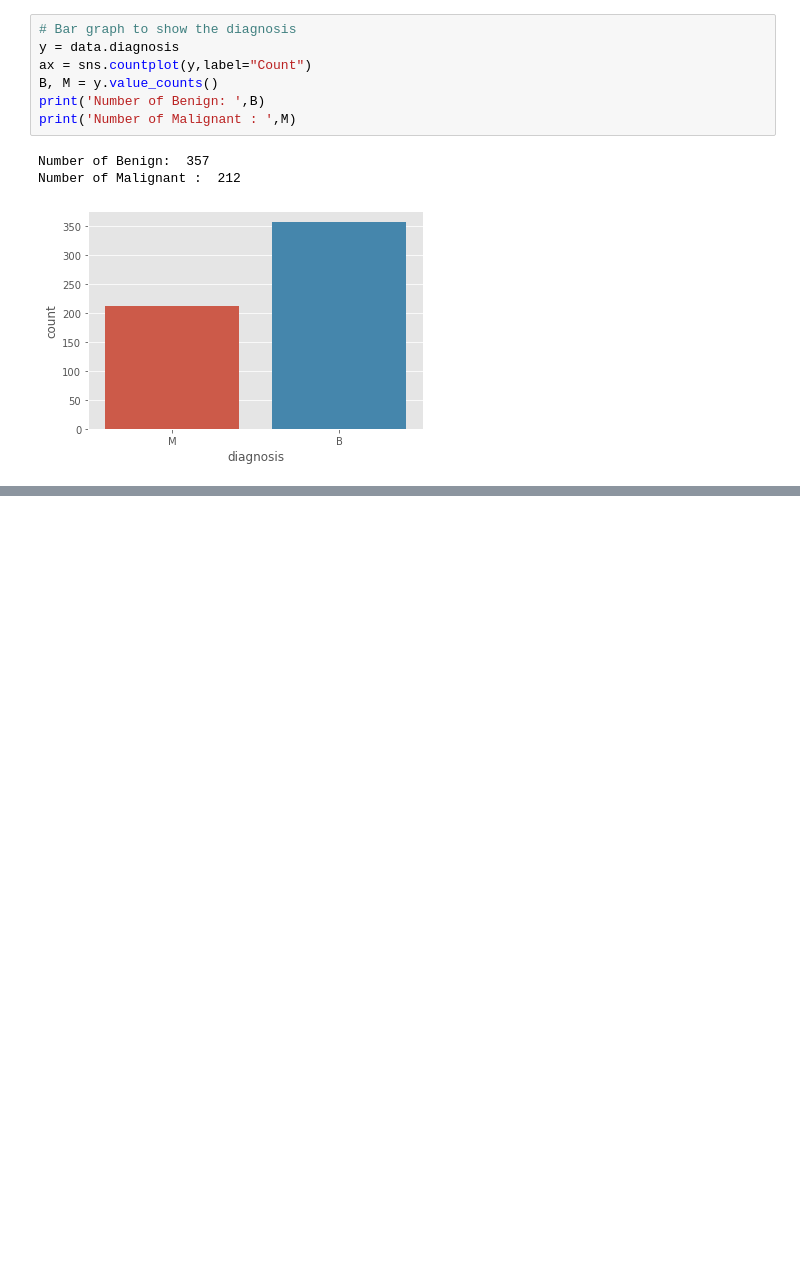
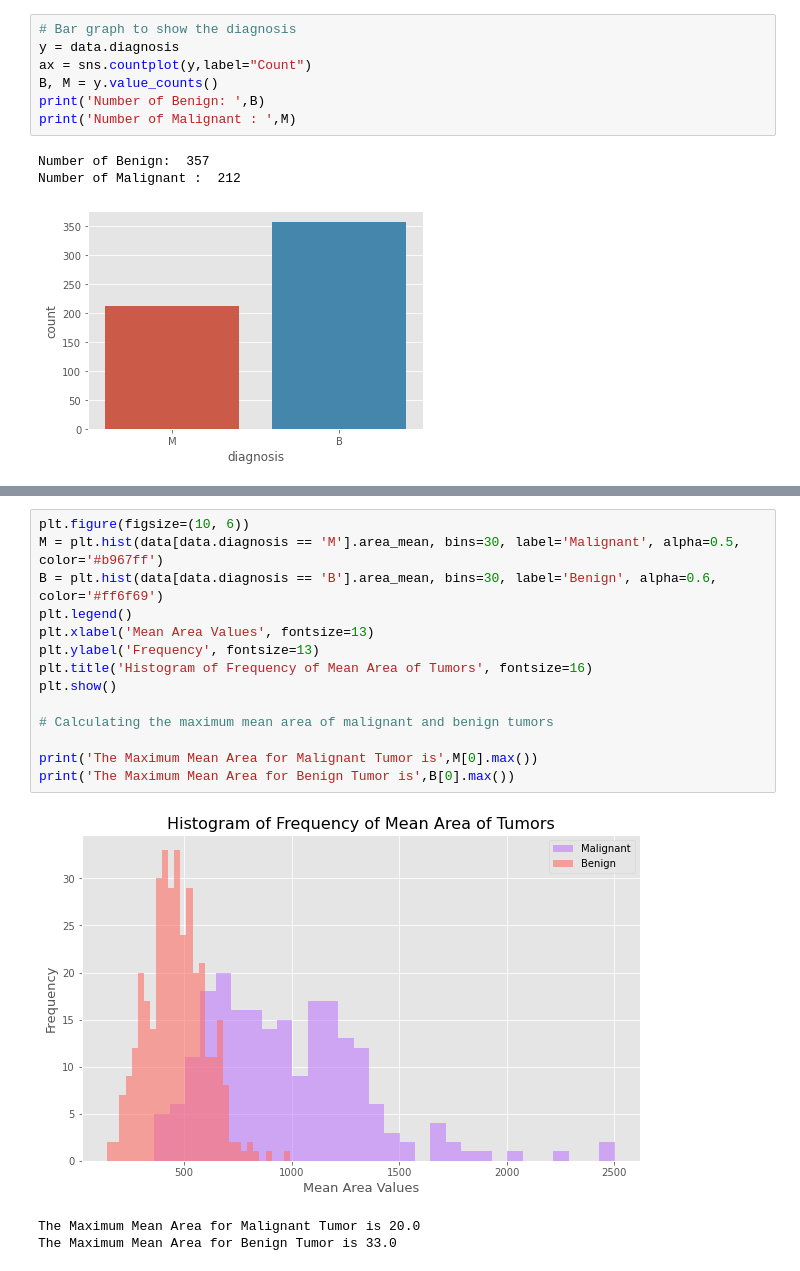
Before and after one commit to Tilda98/Causal_Inference, a Jupyter notebook: notebooks/eda.ipynb, the cells around one changed output, grey strips where cells are left out. Drawn from its saved outputs; the diff is of its cells as text; blank space fills up the shorter version.

```diff
--- a/notebooks/eda.ipynb
+++ b/notebooks/eda.ipynb
@@ -115 +117,19 @@ print("Most frequent malignant radius mean is: ",most_frequent_malignant_radius_
 Most frequent malignant radius mean is:  20.101999999999997
+# %%
+plt.figure(figsize=(10, 6))
+M = plt.hist(data[data.diagnosis == 'M'].area_mean, bins=30, label='Malignant', alpha=0.5, color='#b967ff')
+B = plt.hist(data[data.diagnosis == 'B'].area_mean, bins=30, label='Benign', alpha=0.6, color='#ff6f69')
+plt.legend()
+plt.xlabel('Mean Area Values', fontsize=13)
+plt.ylabel('Frequency', fontsize=13)
+plt.title('Histogram of Frequency of Mean Area of Tumors', fontsize=16)
+plt.show()
+
+# Calculating the maximum mean area of malignant and benign tumors
+
+print('The Maximum Mean Area for Malignant Tumor is',M[0].max())
+print('The Maximum Mean Area for Benign Tumor is',B[0].max())
+# %% [output]
+[figure, added]
+The Maximum Mean Area for Malignant Tumor is 20.0
+The Maximum Mean Area for Benign Tumor is 33.0
```
Also changed, not shown: parts of 3 cells of this notebook.
